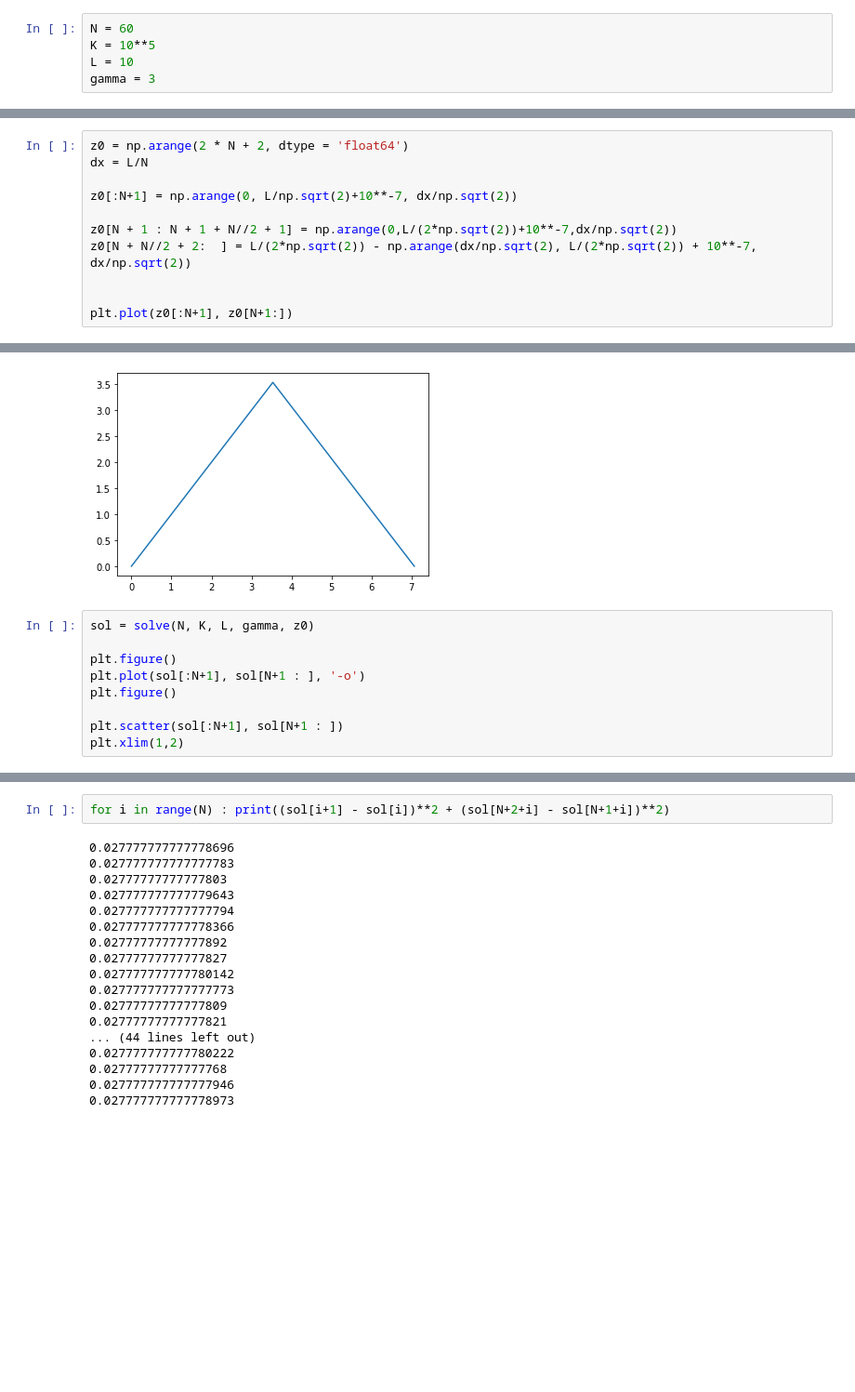
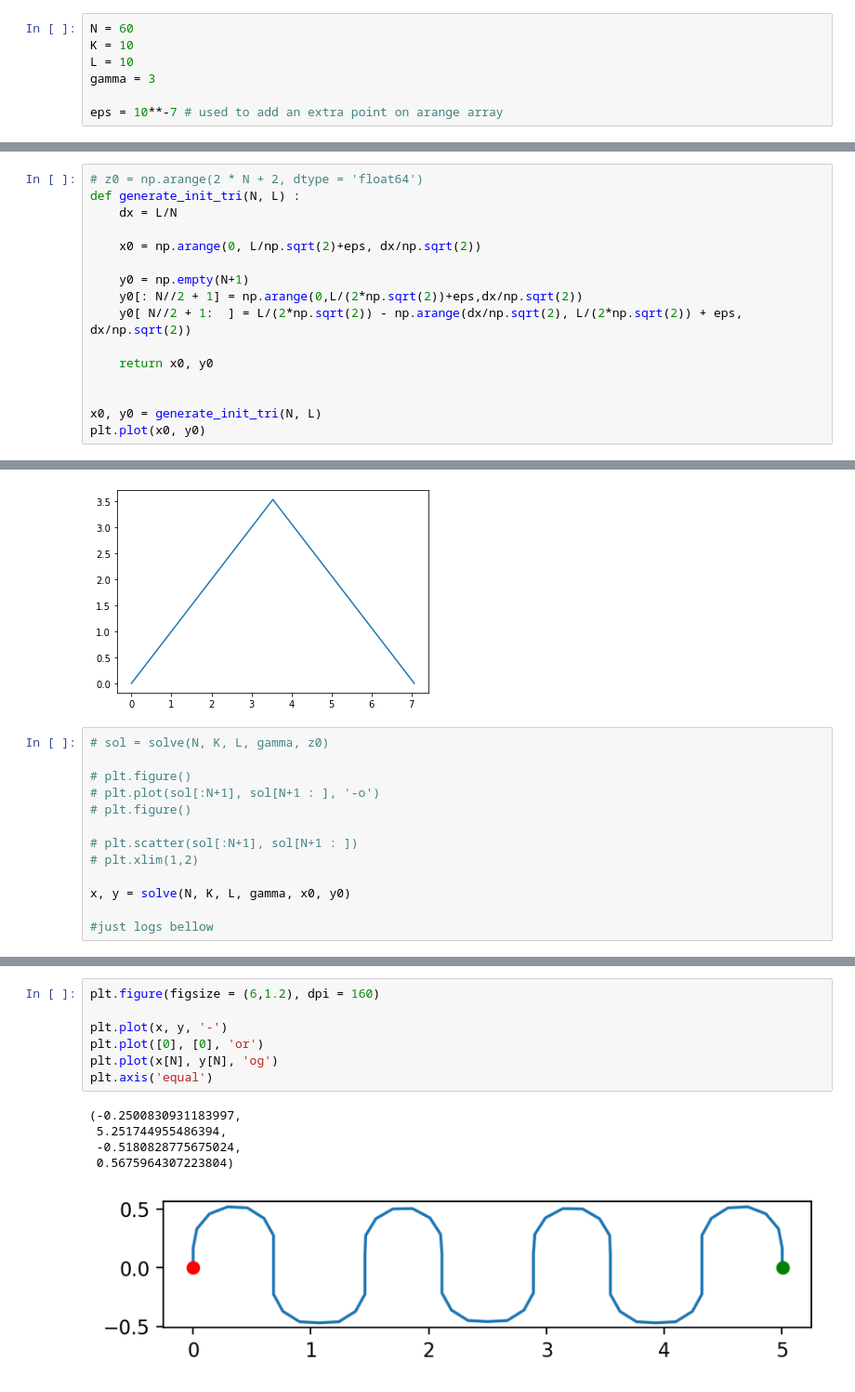
Before and after one commit to thibclz/projet_opti_tuyau, a Jupyter notebook: notebook.ipynb, the cells around one changed output, grey strips where cells are left out. Shown at 93% size. Drawn from its saved outputs; the diff is of its cells as text; blank space fills up the shorter version.

```diff
--- a/notebook.ipynb
+++ b/notebook.ipynb
@@ -103,8 +150,10 @@ def solve(N, K, L, gamma, z0) :
 # %%
 N = 60
-K = 10**5
+K = 10
 L = 10
 gamma = 3
+
+eps = 10**-7 # used to add an extra point on arange array
 # %%
 # #setting z0 to isoceles triangles
 # z0 = np.arange(2 * N + 2, dtype = 'float64')
@@ -138,26 +187,35 @@ gamma = 3
 
 # fig.tight_layout()
 # %%
-z0 = np.arange(2 * N + 2, dtype = 'float64')
-dx = L/N
+# z0 = np.arange(2 * N + 2, dtype = 'float64')
+def generate_init_tri(N, L) :
+    dx = L/N
 
-z0[:N+1] = np.arange(0, L/np.sqrt(2)+10**-7, dx/np.sqrt(2))
+    x0 = np.arange(0, L/np.sqrt(2)+eps, dx/np.sqrt(2))
 
-z0[N + 1 : N + 1 + N//2 + 1] = np.arange(0,L/(2*np.sqrt(2))+10**-7,dx/np.sqrt(2))
-z0[N + N//2 + 2:  ] = L/(2*np.sqrt(2)) - np.arange(dx/np.sqrt(2), L/(2*np.sqrt(2)) + 10**-7, dx/np.sqrt(2))
+    y0 = np.empty(N+1)
+    y0[: N//2 + 1] = np.arange(0,L/(2*np.sqrt(2))+eps,dx/np.sqrt(2))
+    y0[ N//2 + 1:  ] = L/(2*np.sqrt(2)) - np.arange(dx/np.sqrt(2), L/(2*np.sqrt(2)) + eps, dx/np.sqrt(2))
+
+    return x0, y0
 
 
-plt.plot(z0[:N+1], z0[N+1:])
+x0, y0 = generate_init_tri(N, L)
+plt.plot(x0, y0)
 # %% [output]
 [<matplotlib.lines.Line2D at 0x...>]
 [figure]
 # %%
-sol = solve(N, K, L, gamma, z0)
+# sol = solve(N, K, L, gamma, z0)
 
-plt.figure()
-plt.plot(sol[:N+1], sol[N+1 : ], '-o')
-plt.figure()
+# plt.figure()
+# plt.plot(sol[:N+1], sol[N+1 : ], '-o')
+# plt.figure()
 
-plt.scatter(sol[:N+1], sol[N+1 : ])
-plt.xlim(1,2)
+# plt.scatter(sol[:N+1], sol[N+1 : ])
+# plt.xlim(1,2)
+
+x, y = solve(N, K, L, gamma, x0, y0)
+
+#just logs bellow
 # %% [output]
@@ -184,20 +239,13 @@ Total number of equality constraints.................:       63
-# %%
-for i in range(N) : print((sol[i+1] - sol[i])**2 + (sol[N+2+i] - sol[N+1+i])**2)
-# %% [output]
-0.027777777777778696
-0.027777777777777783
-0.02777777777777803
-0.027777777777779643
-0.027777777777777794
-0.027777777777778366
-0.02777777777777892
-0.02777777777777827
-0.027777777777780142
-0.027777777777777773
-0.02777777777777809
-0.02777777777777821
-... (44 lines left out)
-0.027777777777780222
-0.02777777777777768
-0.027777777777777946
-0.027777777777778973
+# %%
+plt.figure(figsize = (6,1.2), dpi = 160)
+
+plt.plot(x, y, '-')
+plt.plot([0], [0], 'or')
+plt.plot(x[N], y[N], 'og')
+plt.axis('equal')
+# %% [output]
+(-0.2500830931183997,
+ 5.251744955486394,
+ -0.5180828775675024,
+ 0.5675964307223804)
+[figure, added]
```
Also changed, not shown: parts of 10 cells of this notebook.
